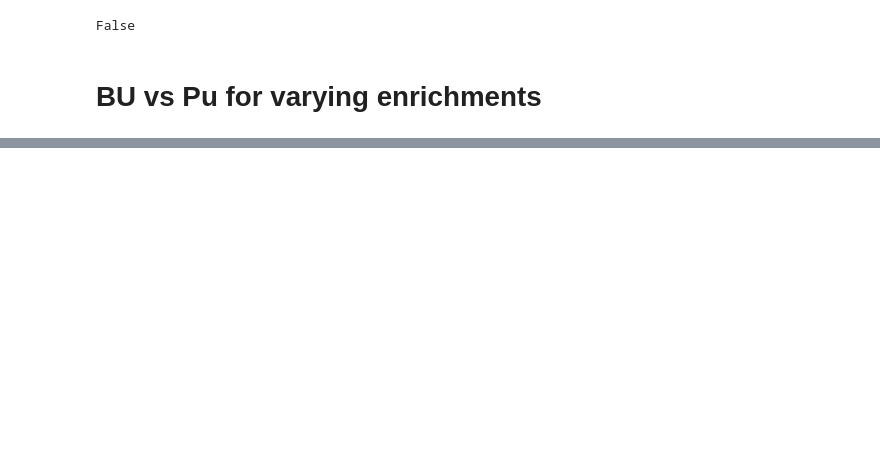
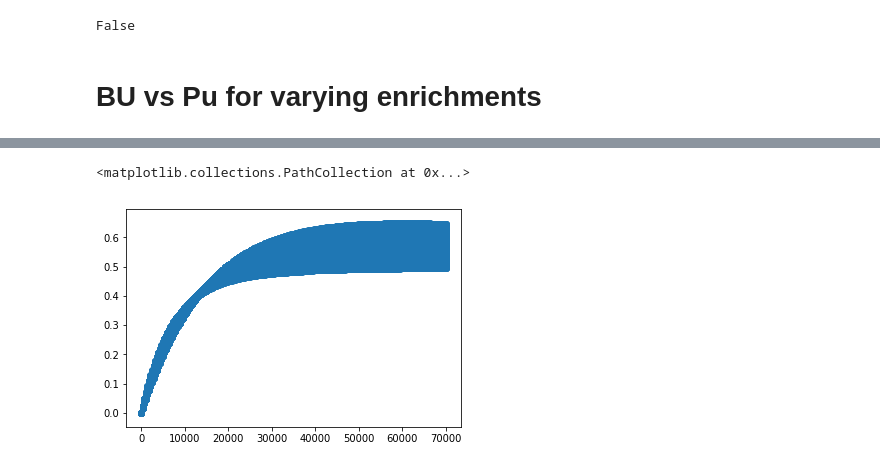
Before and after one commit to jbae11/depletion_rom, a Jupyter notebook: scale/analysis.ipynb, the cells around one changed output, grey strips where cells are left out. Saved outputs shown, nothing was run; the diff lists cells and outputs as text; code cells hidden in the pictures; blank space fills up the shorter version.

```diff
--- a/scale/analysis.ipynb
+++ b/scale/analysis.ipynb
@@ -57,0 +72,5 @@ df.to_csv('all.csv')
+# %%
+plt.scatter(df['bu'], df['pu-239'])
+# %% [output]
+<matplotlib.collections.PathCollection at 0x...>
+[figure, added]
```
Also changed, not shown: parts of 6 cells of this notebook, 1 other file.
